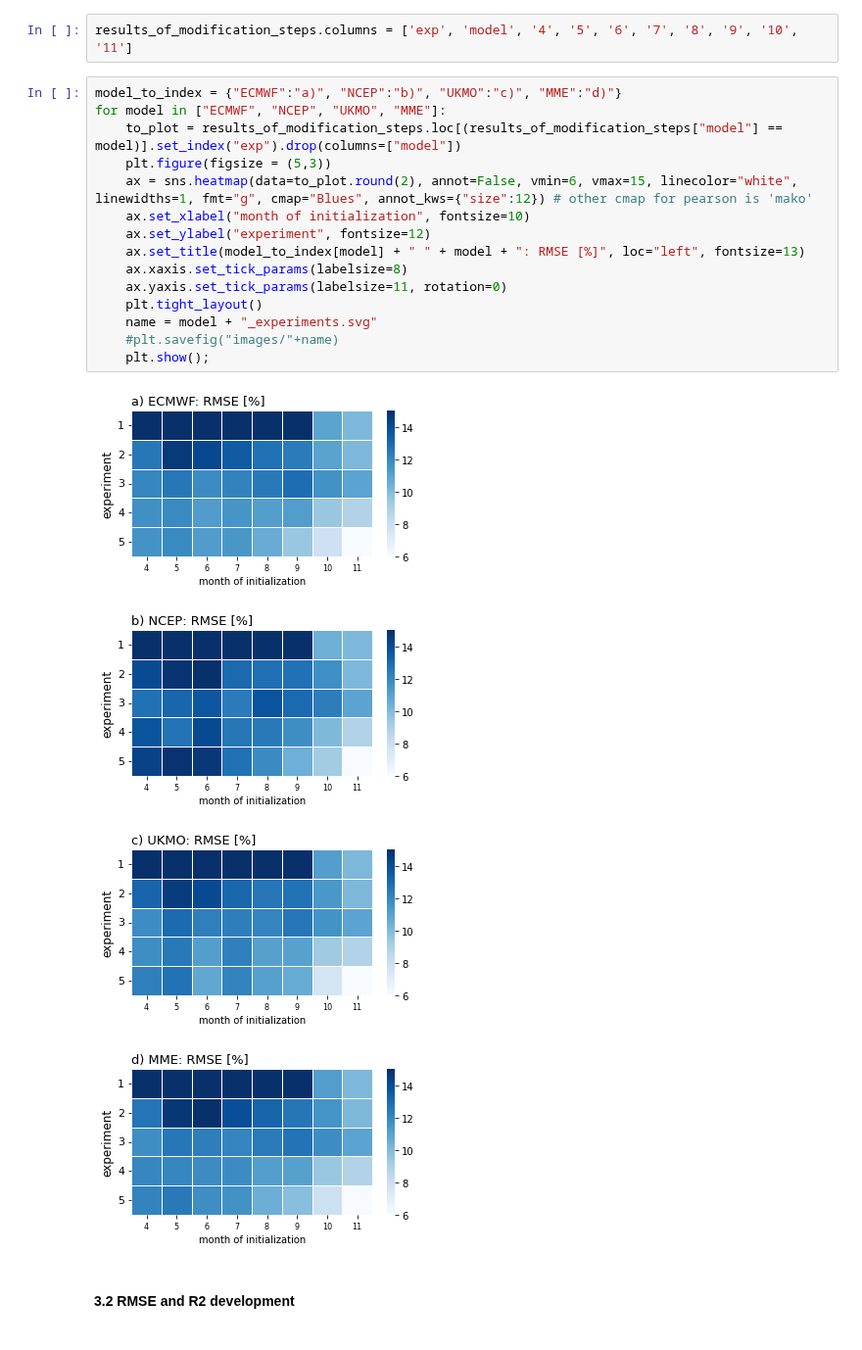
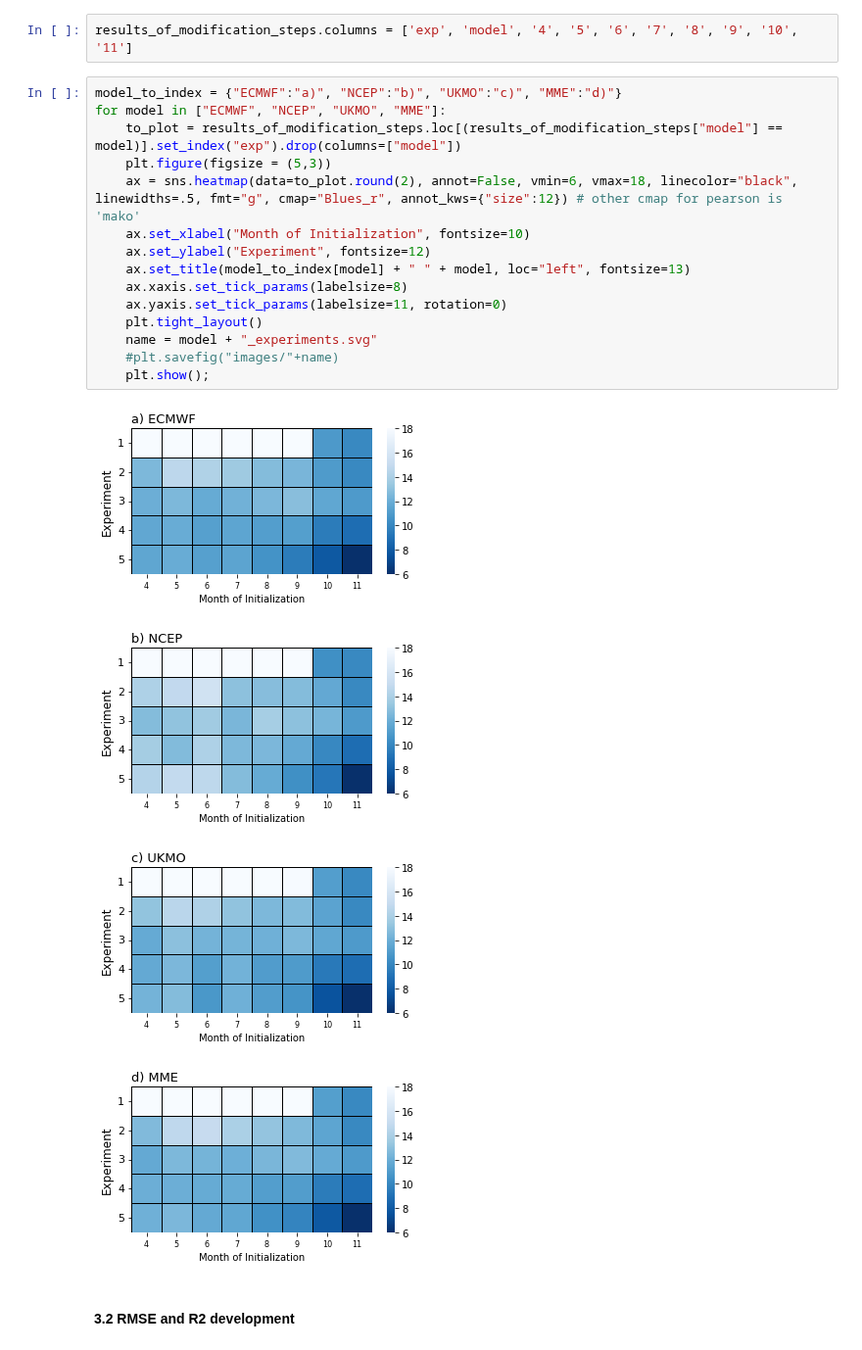
Before and after one commit to mzachow/wheat-yield-forecast-brazil, a Jupyter notebook: figures_for_manuscript.ipynb, the cells around one changed output. Shown at 98% size. Saved outputs shown, nothing was run; the diff lists cells and outputs as text.

```diff
--- a/figures_for_manuscript.ipynb
+++ b/figures_for_manuscript.ipynb
@@ -77,23 +80,23 @@ results_of_modification_steps.columns = ['exp', 'model', '4', '5', '6', '7', '8'
 # %%
 model_to_index = {"ECMWF":"a)", "NCEP":"b)", "UKMO":"c)", "MME":"d)"}
 for model in ["ECMWF", "NCEP", "UKMO", "MME"]:
     to_plot = results_of_modification_steps.loc[(results_of_modification_steps["model"] == model)].set_index("exp").drop(columns=["model"])
     plt.figure(figsize = (5,3))
-    ax = sns.heatmap(data=to_plot.round(2), annot=False, vmin=6, vmax=15, linecolor="white", linewidths=1, fmt="g", cmap="Blues", annot_kws={"size":12}) # other cmap for pearson is 'mako'
-    ax.set_xlabel("month of initialization", fontsize=10)
-    ax.set_ylabel("experiment", fontsize=12)
-    ax.set_title(model_to_index[model] + " " + model + ": RMSE [%]", loc="left", fontsize=13)
+    ax = sns.heatmap(data=to_plot.round(2), annot=False, vmin=6, vmax=18, linecolor="black", linewidths=.5, fmt="g", cmap="Blues_r", annot_kws={"size":12}) # other cmap for pearson is 'mako'
+    ax.set_xlabel("Month of Initialization", fontsize=10)
+    ax.set_ylabel("Experiment", fontsize=12)
+    ax.set_title(model_to_index[model] + " " + model, loc="left", fontsize=13)
     ax.xaxis.set_tick_params(labelsize=8)
     ax.yaxis.set_tick_params(labelsize=11, rotation=0)
     plt.tight_layout()
     name = model + "_experiments.svg"
     #plt.savefig("images/"+name)
     plt.show();
 # %% [output]
-[figure, old version]
+[figure, new version]
-[figure, old version]
+[figure, new version]
-[figure, old version]
+[figure, new version]
-[figure, old version]
+[figure, new version]
 # %% [markdown]
 #### 3.2 RMSE and R2 development
 # %%
```
Also changed, not shown: parts of 7 cells of this notebook, 14 other files.
